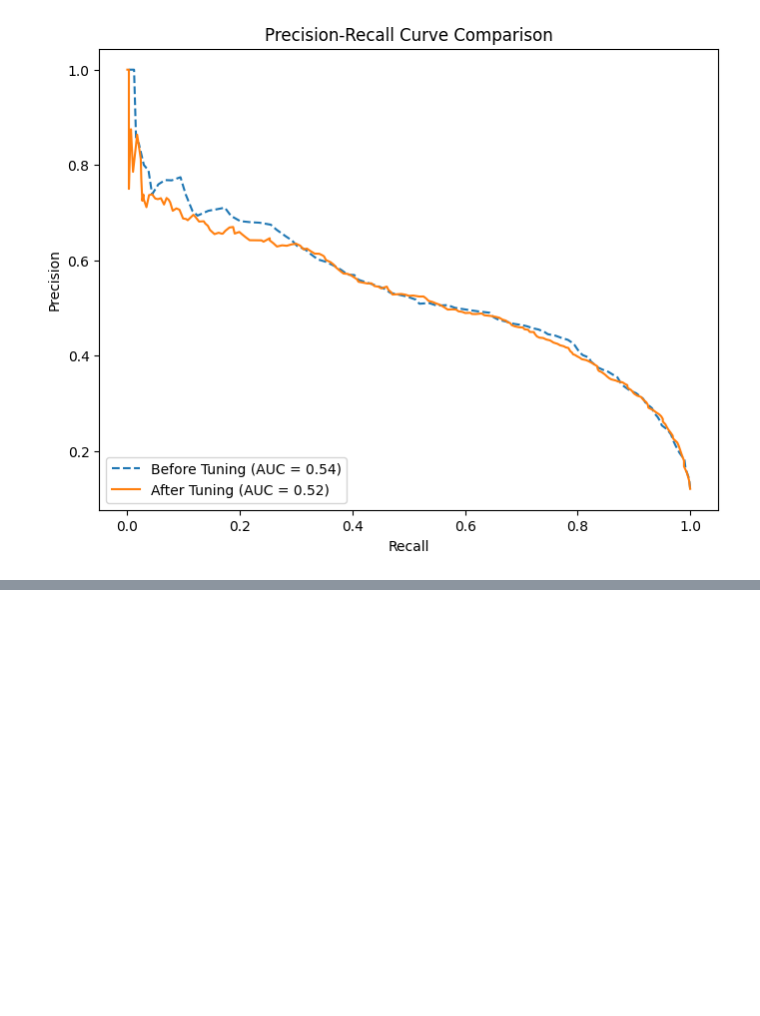
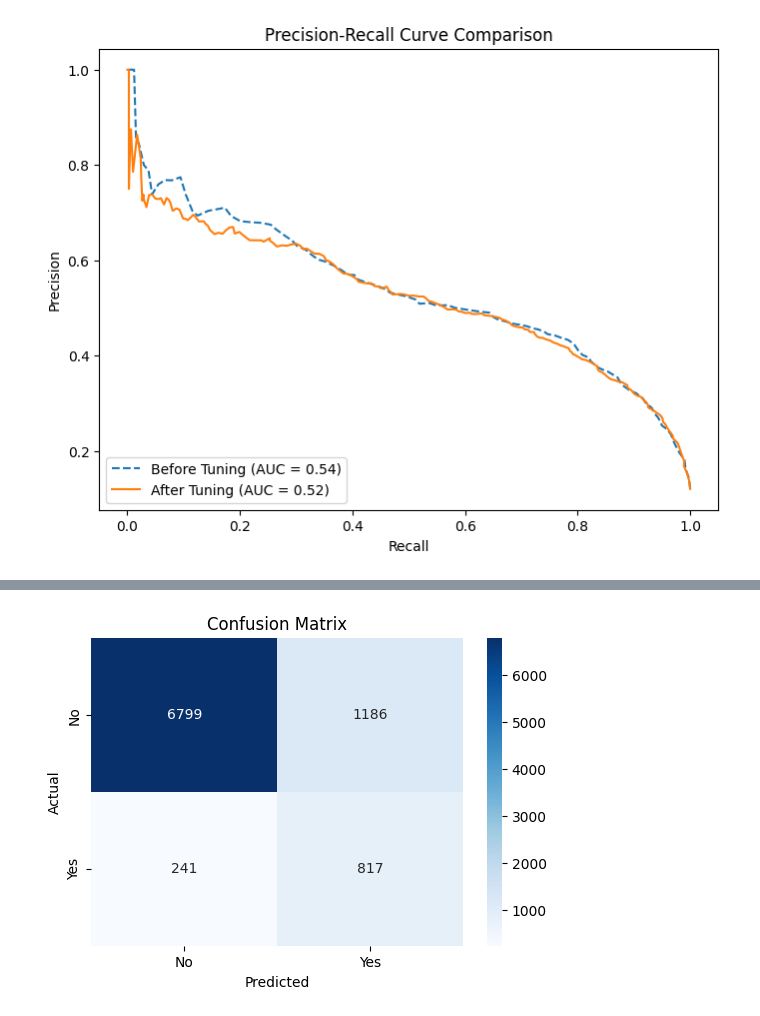
Before and after one commit to PrabhaviWKP/Machine-Learning, a Jupyter notebook: notebooks/2604CW.ipynb, the cells around one changed output, grey strips where cells are left out. Drawn from its saved outputs; the diff is of its cells as text; code cells hidden in the pictures; blank space fills up the shorter version.

```diff
--- a/notebooks/2604CW.ipynb
+++ b/notebooks/2604CW.ipynb
@@ -777,0 +886,98 @@ plt.show()
+# %%
+import tensorflow as tf
+from tensorflow.keras.models import Sequential
+from tensorflow.keras.layers import Dense, Dropout, BatchNormalization
+from tensorflow.keras.optimizers import Adam
+from tensorflow.keras.callbacks import EarlyStopping, ReduceLROnPlateau
+from sklearn.metrics import classification_report, confusion_matrix, roc_curve, auc
+import matplotlib.pyplot as plt
+import seaborn as sns
+
+# Define the neural network model with improvements
+model = Sequential([
+    Dense(128, input_dim=X_train_balanced.shape[1], activation='relu'),
+    BatchNormalization(),
+    Dropout(0.4),  # Increased dropout rate
+    Dense(64, activation='relu'),
+    BatchNormalization(),
+    Dropout(0.4),
+    Dense(32, activation='relu'),
+    BatchNormalization(),
+    Dropout(0.4),
+    Dense(1, activation='sigmoid', kernel_regularizer=tf.keras.regularizers.l2(0.01))  # L2 regularization
+])
+
+# Compile the model
+model.compile(optimizer=Adam(learning_rate=0.0005),  # Lower learning rate
+              loss='binary_crossentropy',
+              metrics=['accuracy', tf.keras.metrics.AUC(name='auc')])
+
+# Early stopping and learning rate reduction callbacks
+early_stopping = EarlyStopping(monitor='val_loss', patience=10, restore_best_weights=True)
+reduce_lr = ReduceLROnPlateau(monitor='val_loss', factor=0.2, patience=5, min_lr=0.00001)
+
+# Train the model with early stopping and learning rate reduction
+history = model.fit(X_train_balanced, y_train_balanced,
+                    epochs=100,  # Increase the number of epochs
+                    batch_size=32,
+                    validation_split=0.2,
+                    callbacks=[early_stopping, reduce_lr],
+                    verbose=1)
+
+# Get model predictions on the test set
+y_pred_probs = model.predict(X_test)  # Predicted probabilities
+y_pred_classes = (y_pred_probs > 0.5).astype("int32")  # Convert probabilities to binary classes
+
+# Classification Report
+print("Classification Report:")
+print(classification_report(y_test, y_pred_classes))
+
+# Confusion Matrix
+cm = confusion_matrix(y_test, y_pred_classes)
+print("Confusion Matrix:")
+print(cm)
+
+# Plotting the Confusion Matrix
+plt.figure(figsize=(6, 4))
+sns.heatmap(cm, annot=True, fmt='d', cmap='Blues', xticklabels=['No', 'Yes'], yticklabels=['No', 'Yes'])
+plt.xlabel('Predicted')
+plt.ylabel('Actual')
+plt.title('Confusion Matrix')
+plt.show()
+
+# ROC Curve and AUC
+fpr, tpr, thresholds = roc_curve(y_test, y_pred_probs)  # fpr: False Positive Rate, tpr: True Positive Rate
+roc_auc = auc(fpr, tpr)
+print(f"ROC AUC: {roc_auc}")
+
+# Plotting the ROC Curve
+plt.figure(figsize=(8, 6))
+plt.plot(fpr, tpr, color='blue', label=f'ROC Curve (AUC = {roc_auc:.2f})')
+plt.plot([0, 1], [0, 1], color='red', linestyle='--')  # Diagonal line
+plt.xlabel('False Positive Rate')
+plt.ylabel('True Positive Rate')
+plt.title('Receiver Operating Characteristic (ROC) Curve')
+plt.legend(loc='lower right')
+plt.grid()
+plt.show()
+
+# Plot training and validation accuracy
+plt.figure(figsize=(8, 6))
+plt.plot(history.history['accuracy'], label='Train Accuracy')
+plt.plot(history.history['val_accuracy'], label='Validation Accuracy')
+plt.xlabel('Epochs')
+plt.ylabel('Accuracy')
+plt.title('Model Accuracy')
+plt.legend()
+plt.show()
+
+# Plot training and validation loss
+plt.figure(figsize=(8, 6))
+plt.plot(history.history['loss'], label='Train Loss')
+plt.plot(history.history['val_loss'], label='Validation Loss')
+plt.xlabel('Epochs')
+plt.ylabel('Loss')
+plt.title('Model Loss')
+plt.legend()
+plt.show()
+# %% [output]
@@ -777,0 +1001 @@ plt.show()
+[figure, added]
```
Also changed, not shown: parts of 6 cells of this notebook.
